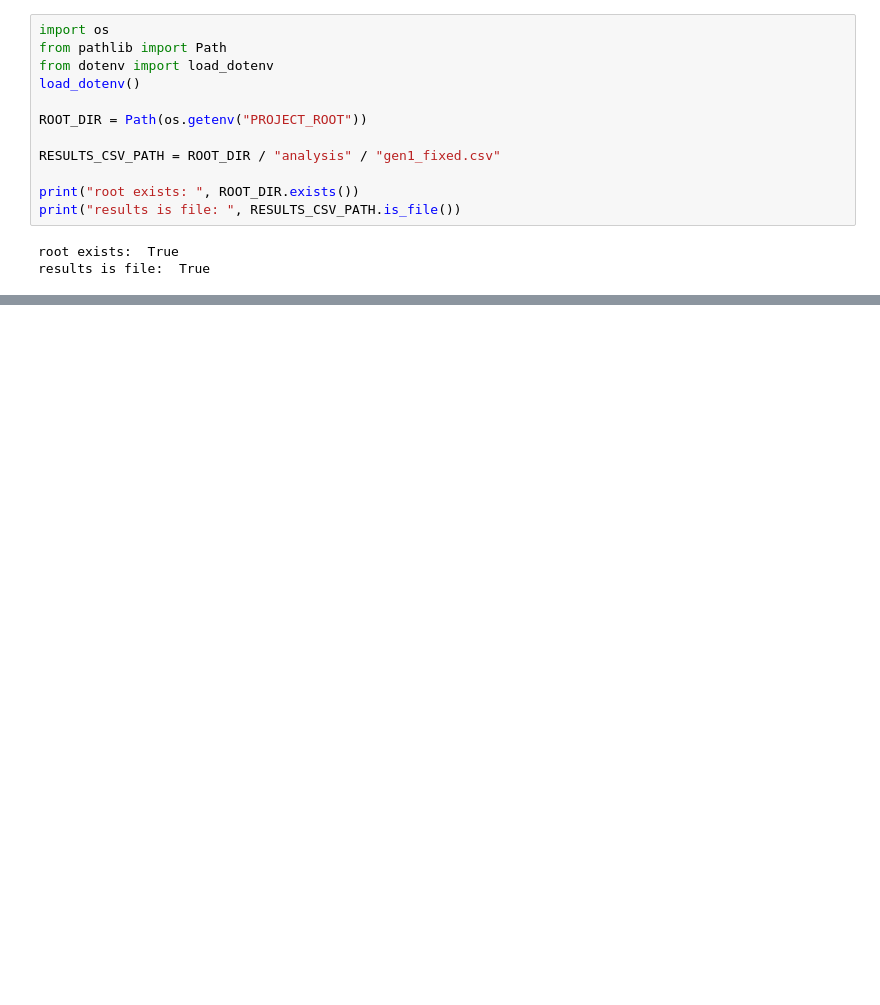
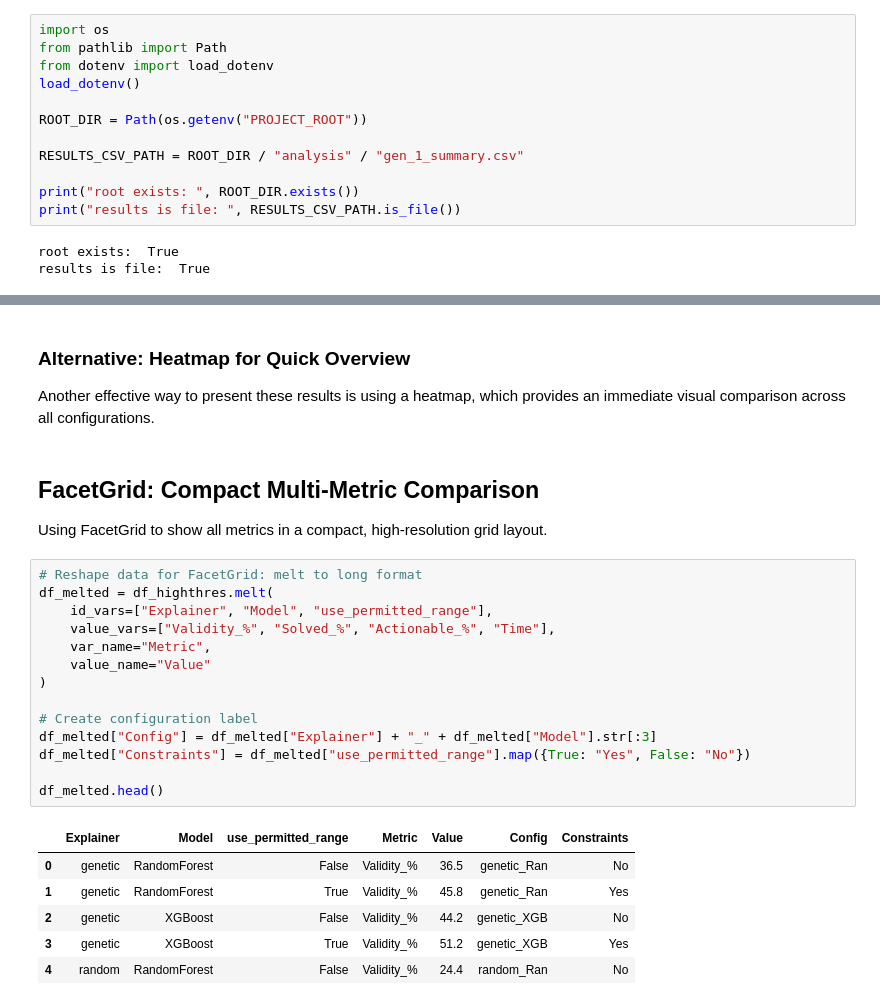
Before and after one commit to Dyretna/cf_bench, a Jupyter notebook: notebooks/analysis/gen_1_results.ipynb, the cells around one changed output, grey strips where cells are left out. Cells and saved outputs as stored; diff of their text form; blank space fills up the shorter version.

```diff
--- a/notebooks/analysis/gen_1_results.ipynb
+++ b/notebooks/analysis/gen_1_results.ipynb
@@ -46,7 +47,7 @@ load_dotenv()
 
 ROOT_DIR = Path(os.getenv("PROJECT_ROOT"))
 
-RESULTS_CSV_PATH = ROOT_DIR / "analysis" / "gen1_fixed.csv"
+RESULTS_CSV_PATH = ROOT_DIR / "analysis" / "gen_1_summary.csv"
 
 print("root exists: ", ROOT_DIR.exists())
 print("results is file: ", RESULTS_CSV_PATH.is_file())
@@ -198,0 +111,29 @@ grid.fig.tight_layout(w_pad=1)
+# %% [markdown]
+### Alternative: Heatmap for Quick Overview
+
+Another effective way to present these results is using a heatmap, which provides an immediate visual comparison across all configurations.
+# %% [markdown]
+## FacetGrid: Compact Multi-Metric Comparison
+
+Using FacetGrid to show all metrics in a compact, high-resolution grid layout.
+# %%
+# Reshape data for FacetGrid: melt to long format
+df_melted = df_highthres.melt(
+    id_vars=["Explainer", "Model", "use_permitted_range"],
+    value_vars=["Validity_%", "Solved_%", "Actionable_%", "Time"],
+    var_name="Metric",
+    value_name="Value"
+)
+
+# Create configuration label
+df_melted["Config"] = df_melted["Explainer"] + "_" + df_melted["Model"].str[:3]
+df_melted["Constraints"] = df_melted["use_permitted_range"].map({True: "Yes", False: "No"})
+
+df_melted.head()
+# %% [output]
+|  | Explainer | Model | use_permitted_range | Metric | Value | Config | Constraints |
+| 0 | genetic | RandomForest | False | Validity_% | 36.5 | genetic_Ran | No |
+| 1 | genetic | RandomForest | True | Validity_% | 45.8 | genetic_Ran | Yes |
+| 2 | genetic | XGBoost | False | Validity_% | 44.2 | genetic_XGB | No |
+| 3 | genetic | XGBoost | True | Validity_% | 51.2 | genetic_XGB | Yes |
+| 4 | random | RandomForest | False | Validity_% | 24.4 | random_Ran | No |
```
Also changed, not shown: parts of 19 cells of this notebook, 5 other files.
